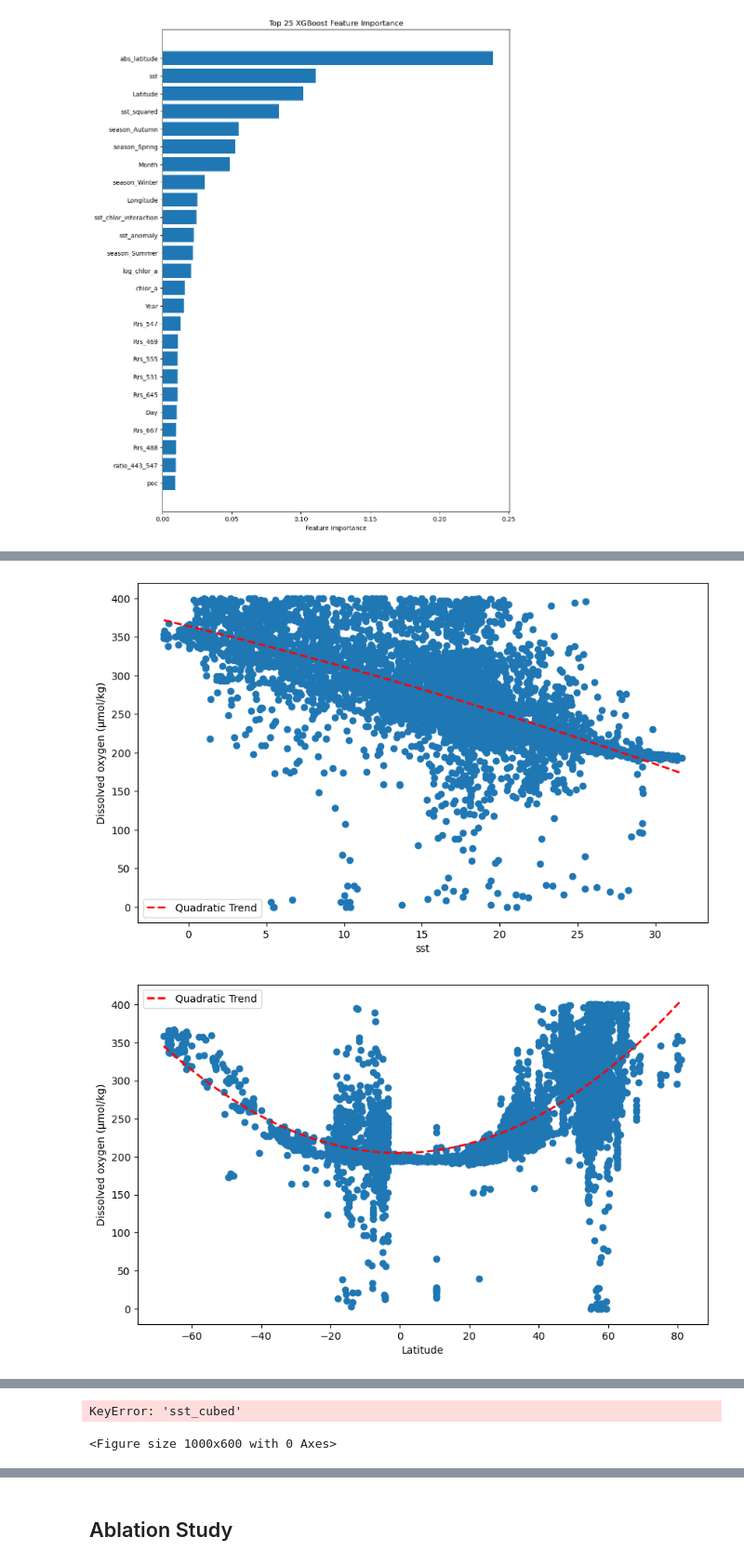
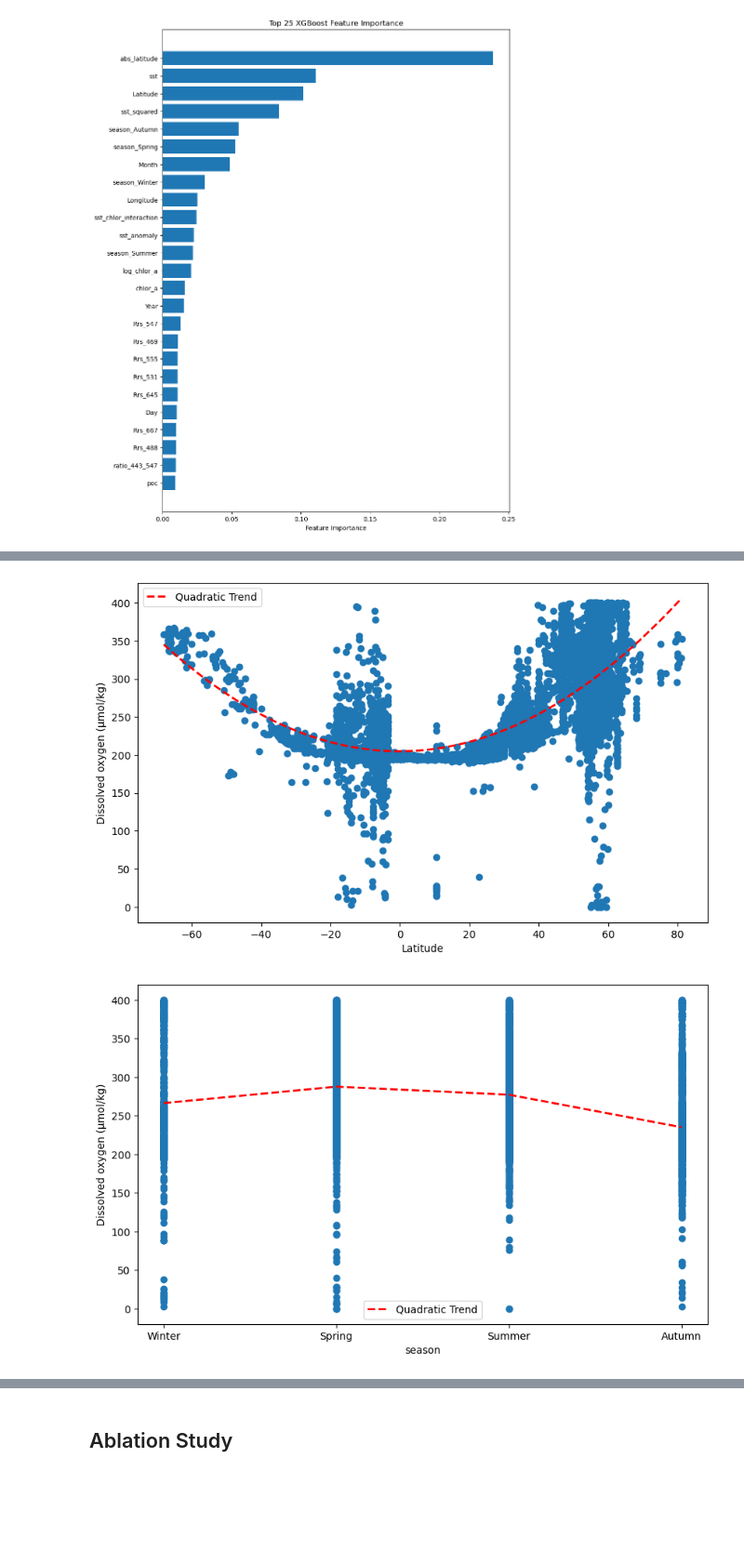
Before and after one commit to TashiSoldin/SIADS699-Capstone, a Jupyter notebook: Notebooks/4. Model Development, Optimisation, and Interpretation.ipynb, the cells around one changed output, grey strips where cells are left out. Shown at 93% size. Drawn from its saved outputs; the diff is of its cells as text; code cells hidden in the pictures; blank space fills up the shorter version.

```diff
--- a/Notebooks/4. Model Development, Optimisation, and Interpretation.ipynb
+++ b/Notebooks/4. Model Development, Optimisation, and Interpretation.ipynb
@@ -615,12 +502,12 @@ plt.show()
 # %% [output]
 [figure]
 # %%
+# Visualizing Relationships Between Key Features and Dissolved Oxygen
 season_order = {"Winter": 1, "Spring": 2, "Summer": 3, "Autumn": 4}
 validation_df["season_numeric"] = validation_df["season"].map(season_order)
 
 features = [
-    'abs_latitude','sst_squared','sst','Latitude','Month',
-    'sst_cubed','season_numeric','Longitude','sst_chlor_interaction'
+    'abs_latitude', 'sst','Latitude', 'season_numeric', 'sst_squared','Month', 'Longitude', 'sst_chlor_interaction', 'sst_anomaly', 'log_chlor_a'
 ]
 
 for feature in features:
@@ -657,2 +544,2 @@ for feature in features:
-[figure, old version]
+[figure, new version]
-[figure, old version]
+[figure, new version]
@@ -660,2 +546,0 @@ for feature in features:
-KeyError: 'sst_cubed'
-<Figure size 1000x600 with 0 Axes>
```
Also changed, not shown: parts of 8 cells of this notebook, 1 other file.
